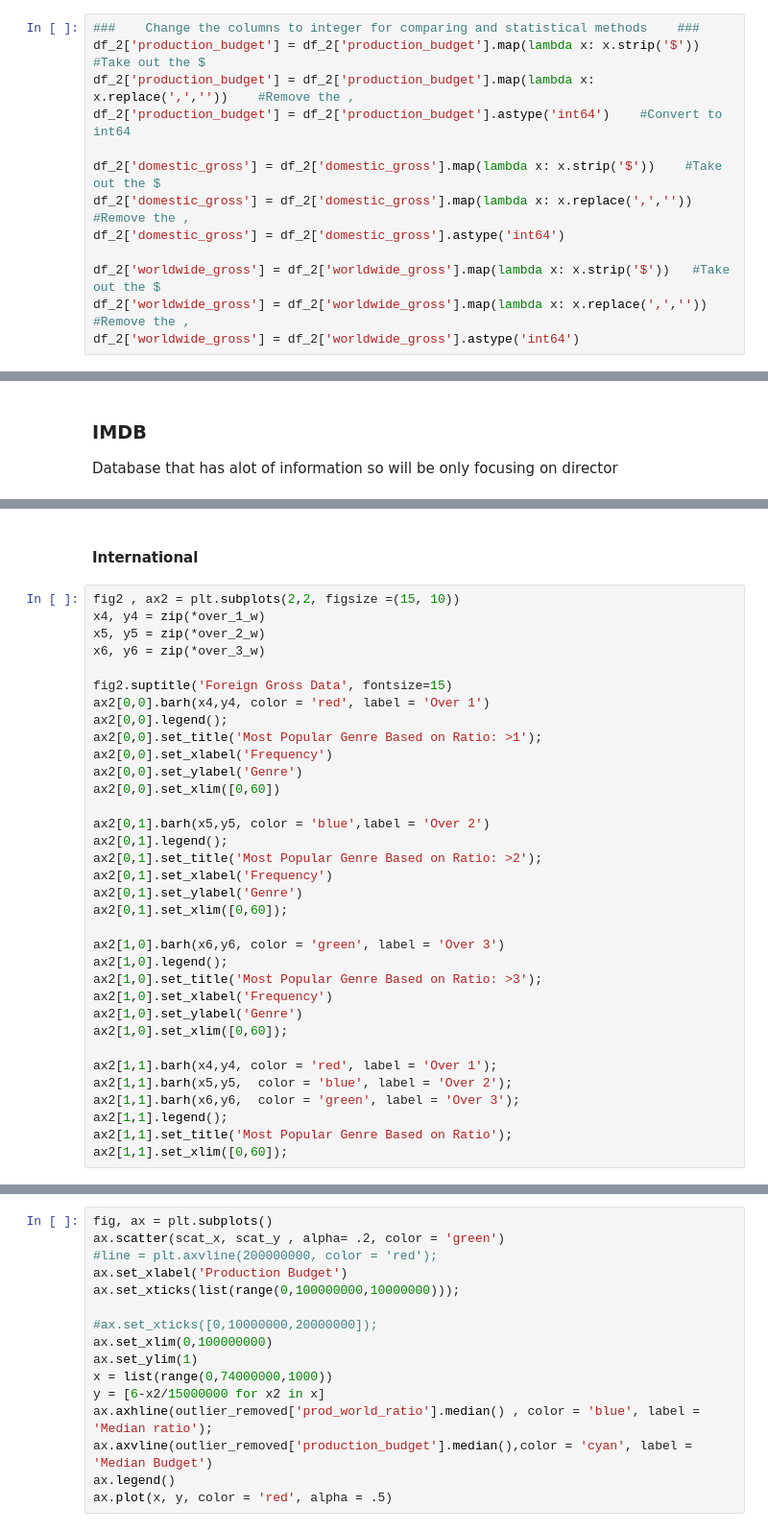
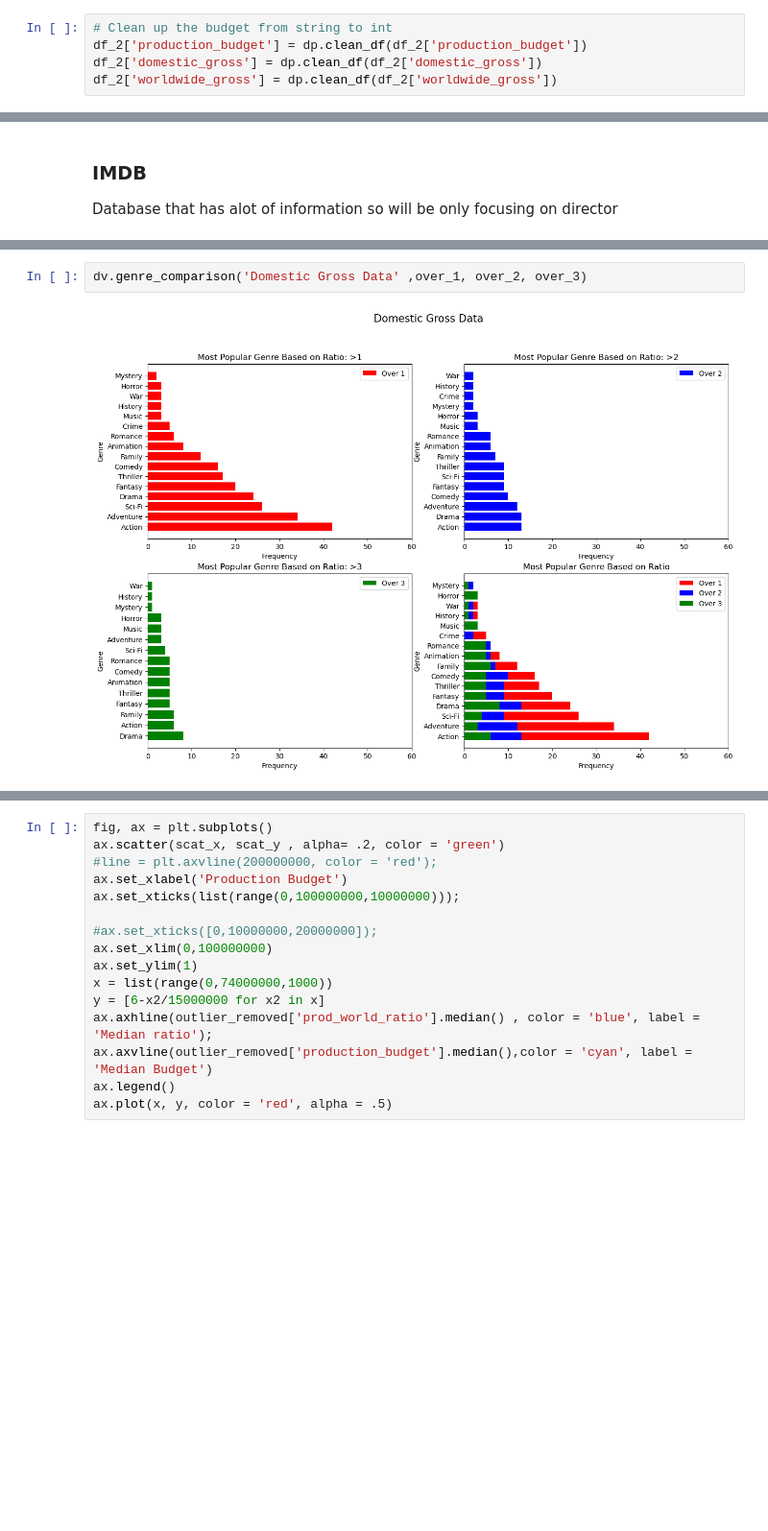
Before and after one commit to Tommyphung1/Movie_Anaylsis_for_Profit-, a Jupyter notebook: movie_code.ipynb, the cells around one changed output, grey strips where cells are left out. Shown at 96% size. Drawn from its saved outputs; the diff is of its cells as text; blank space fills up the shorter version.

```diff
--- a/movie_code.ipynb
+++ b/movie_code.ipynb
@@ -168,16 +142,8 @@ Nothing to removed. Budget and Gross Income are changed for statistical purposes
-# %%
-###    Change the columns to integer for comparing and statistical methods    ###
-df_2['production_budget'] = df_2['production_budget'].map(lambda x: x.strip('$'))    #Take out the $
-df_2['production_budget'] = df_2['production_budget'].map(lambda x: x.replace(',',''))    #Remove the ,
-df_2['production_budget'] = df_2['production_budget'].astype('int64')    #Convert to int64
-
-df_2['domestic_gross'] = df_2['domestic_gross'].map(lambda x: x.strip('$'))    #Take out the $
-df_2['domestic_gross'] = df_2['domestic_gross'].map(lambda x: x.replace(',',''))    #Remove the ,
-df_2['domestic_gross'] = df_2['domestic_gross'].astype('int64')
-
-df_2['worldwide_gross'] = df_2['worldwide_gross'].map(lambda x: x.strip('$'))   #Take out the $
-df_2['worldwide_gross'] = df_2['worldwide_gross'].map(lambda x: x.replace(',',''))    #Remove the ,
-df_2['worldwide_gross'] = df_2['worldwide_gross'].astype('int64')
+# %%
+# Clean up the budget from string to int
+df_2['production_budget'] = dp.clean_df(df_2['production_budget'])
+df_2['domestic_gross'] = dp.clean_df(df_2['domestic_gross'])
+df_2['worldwide_gross'] = dp.clean_df(df_2['worldwide_gross'])
 # %%
 ###   Make the ratio for both the profit
 df_2['prod_dom_ratio'] = df_2['domestic_gross'] / df_2['production_budget']    #Ratio on the more proftitable movie - Domestic
@@ -515,36 +353,4 @@ ax[1,1].set_xlim([0,45]);
-# %% [markdown]
-#### International
-# %%
-fig2 , ax2 = plt.subplots(2,2, figsize =(15, 10))
-x4, y4 = zip(*over_1_w)
-x5, y5 = zip(*over_2_w)
-x6, y6 = zip(*over_3_w)
-
-fig2.suptitle('Foreign Gross Data', fontsize=15)
-ax2[0,0].barh(x4,y4, color = 'red', label = 'Over 1')
-ax2[0,0].legend();
-ax2[0,0].set_title('Most Popular Genre Based on Ratio: >1');
-ax2[0,0].set_xlabel('Frequency')
-ax2[0,0].set_ylabel('Genre')
-ax2[0,0].set_xlim([0,60])
-
-ax2[0,1].barh(x5,y5, color = 'blue',label = 'Over 2')
-ax2[0,1].legend();
-ax2[0,1].set_title('Most Popular Genre Based on Ratio: >2');
-ax2[0,1].set_xlabel('Frequency')
-ax2[0,1].set_ylabel('Genre')
-ax2[0,1].set_xlim([0,60]);
-
-ax2[1,0].barh(x6,y6, color = 'green', label = 'Over 3')
-ax2[1,0].legend();
-ax2[1,0].set_title('Most Popular Genre Based on Ratio: >3');
-ax2[1,0].set_xlabel('Frequency')
-ax2[1,0].set_ylabel('Genre')
-ax2[1,0].set_xlim([0,60]);
-
-ax2[1,1].barh(x4,y4, color = 'red', label = 'Over 1');
-ax2[1,1].barh(x5,y5,  color = 'blue', label = 'Over 2');
-ax2[1,1].barh(x6,y6,  color = 'green', label = 'Over 3');
-ax2[1,1].legend();
-ax2[1,1].set_title('Most Popular Genre Based on Ratio');
-ax2[1,1].set_xlim([0,60]);
+# %%
+dv.genre_comparison('Domestic Gross Data' ,over_1, over_2, over_3)
+# %% [output]
+[figure, added]
```
Also changed, not shown: parts of 78 cells of this notebook, 5 other files.
